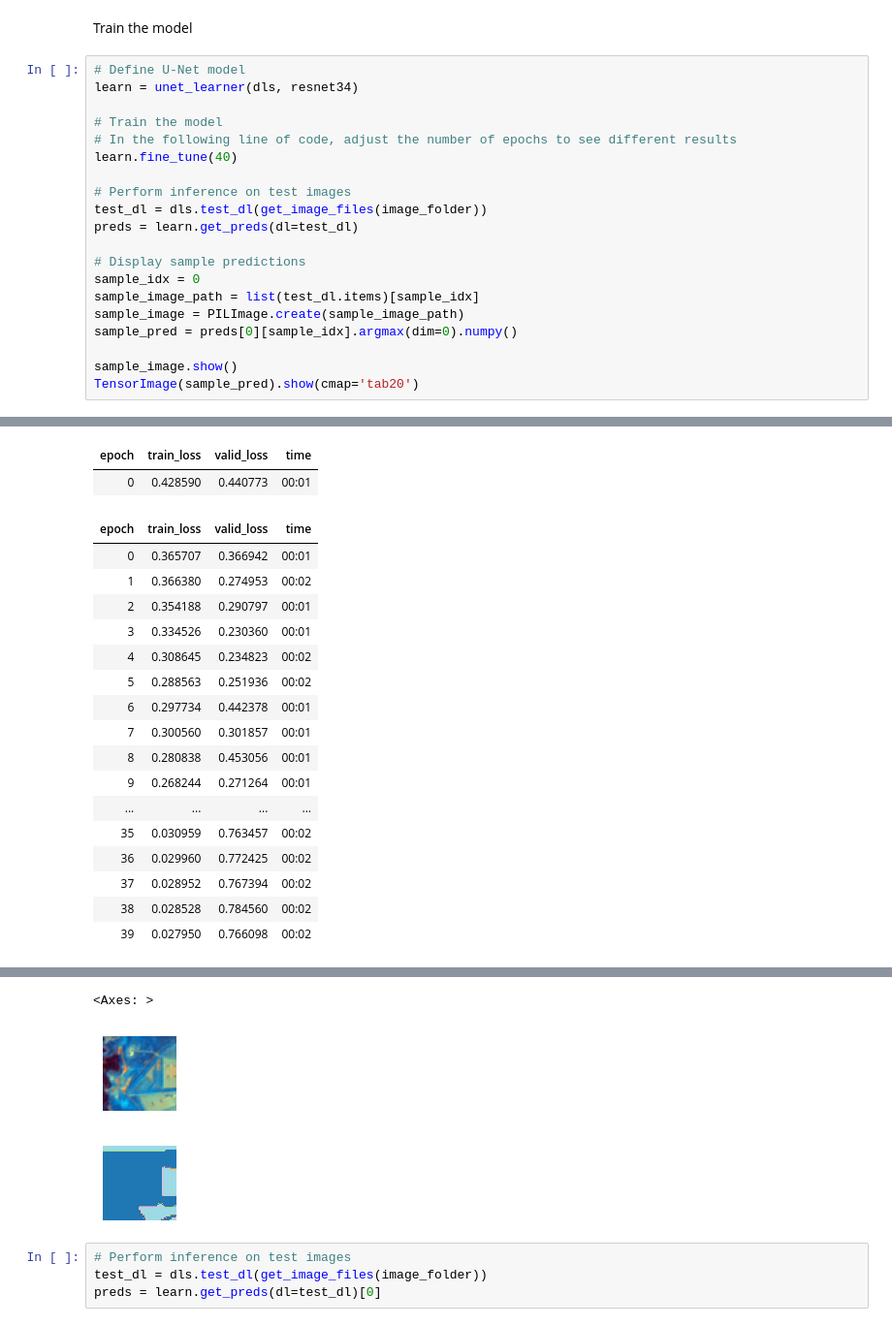
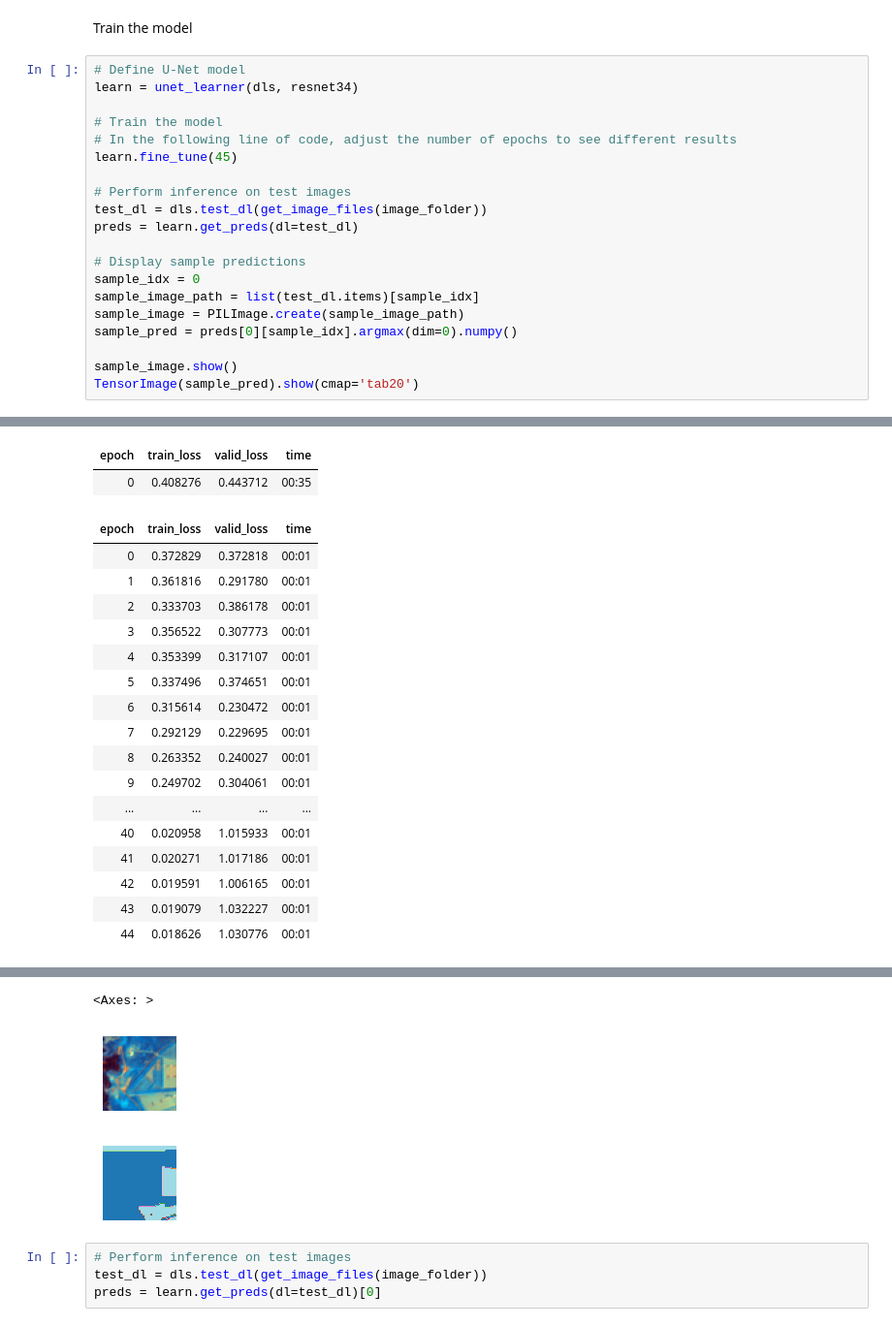
Before and after one commit to inesbsilveira/2nd-semester-2023, a Jupyter notebook: IS_MC_code_img_segmentation_workinprogress.ipynb, the cells around one changed output, grey strips where cells are left out. Shown: that part at 97% size. Saved outputs shown, nothing was run; the diff lists cells and outputs as text.

```diff
--- a/IS_MC_code_img_segmentation_workinprogress.ipynb
+++ b/IS_MC_code_img_segmentation_workinprogress.ipynb
@@ -209,7 +240,7 @@ learn = unet_learner(dls, resnet34)
 
 # Train the model
 # In the following line of code, adjust the number of epochs to see different results
-learn.fine_tune(40)
+learn.fine_tune(45)
 
 # Perform inference on test images
 test_dl = dls.test_dl(get_image_files(image_folder))
@@ -227,24 +259,24 @@ TensorImage(sample_pred).show(cmap='tab20')
 | epoch | train_loss | valid_loss | time |
-| 0 | 0.428590 | 0.440773 | 00:01 |
+| 0 | 0.408276 | 0.443712 | 00:35 |
 | epoch | train_loss | valid_loss | time |
-| 0 | 0.365707 | 0.366942 | 00:01 |
-| 1 | 0.366380 | 0.274953 | 00:02 |
-| 2 | 0.354188 | 0.290797 | 00:01 |
-| 3 | 0.334526 | 0.230360 | 00:01 |
-| 4 | 0.308645 | 0.234823 | 00:02 |
-| 5 | 0.288563 | 0.251936 | 00:02 |
-| 6 | 0.297734 | 0.442378 | 00:01 |
-| 7 | 0.300560 | 0.301857 | 00:01 |
-| 8 | 0.280838 | 0.453056 | 00:01 |
-| 9 | 0.268244 | 0.271264 | 00:01 |
+| 0 | 0.372829 | 0.372818 | 00:01 |
+| 1 | 0.361816 | 0.291780 | 00:01 |
+| 2 | 0.333703 | 0.386178 | 00:01 |
+| 3 | 0.356522 | 0.307773 | 00:01 |
+| 4 | 0.353399 | 0.317107 | 00:01 |
+| 5 | 0.337496 | 0.374651 | 00:01 |
+| 6 | 0.315614 | 0.230472 | 00:01 |
+| 7 | 0.292129 | 0.229695 | 00:01 |
+| 8 | 0.263352 | 0.240027 | 00:01 |
+| 9 | 0.249702 | 0.304061 | 00:01 |
 | ... | ... | ... | ... |
-| 35 | 0.030959 | 0.763457 | 00:02 |
-| 36 | 0.029960 | 0.772425 | 00:02 |
-| 37 | 0.028952 | 0.767394 | 00:02 |
-| 38 | 0.028528 | 0.784560 | 00:02 |
-| 39 | 0.027950 | 0.766098 | 00:02 |
+| 40 | 0.020958 | 1.015933 | 00:01 |
+| 41 | 0.020271 | 1.017186 | 00:01 |
+| 42 | 0.019591 | 1.006165 | 00:01 |
+| 43 | 0.019079 | 1.032227 | 00:01 |
+| 44 | 0.018626 | 1.030776 | 00:01 |
 [interactive output not drawn]
-<Axes: >
+<Axes: >
 [figure]
 [figure]
 # %%
```
Also changed, not shown: parts of 9 cells of this notebook.
